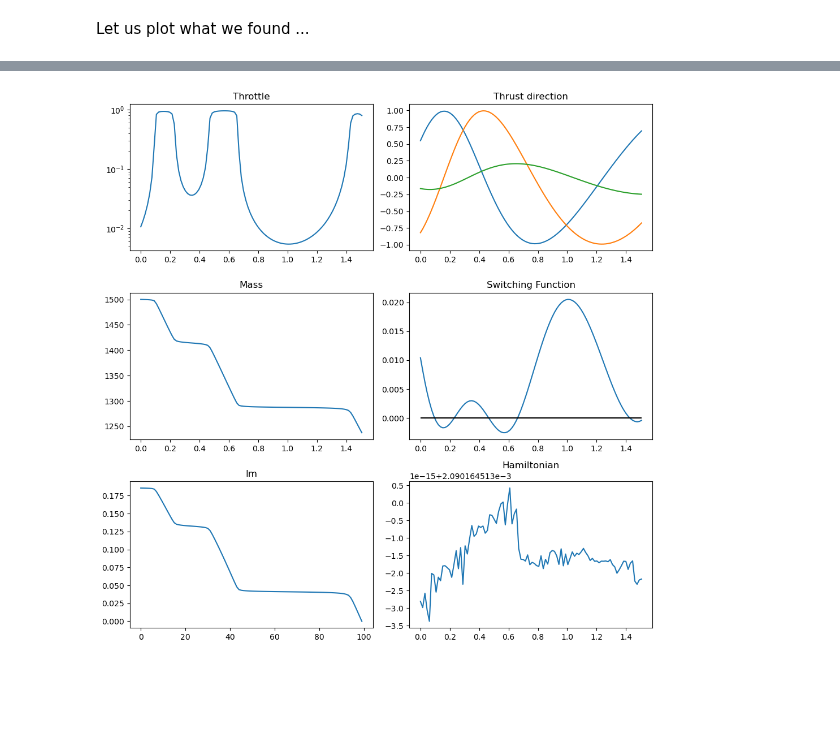
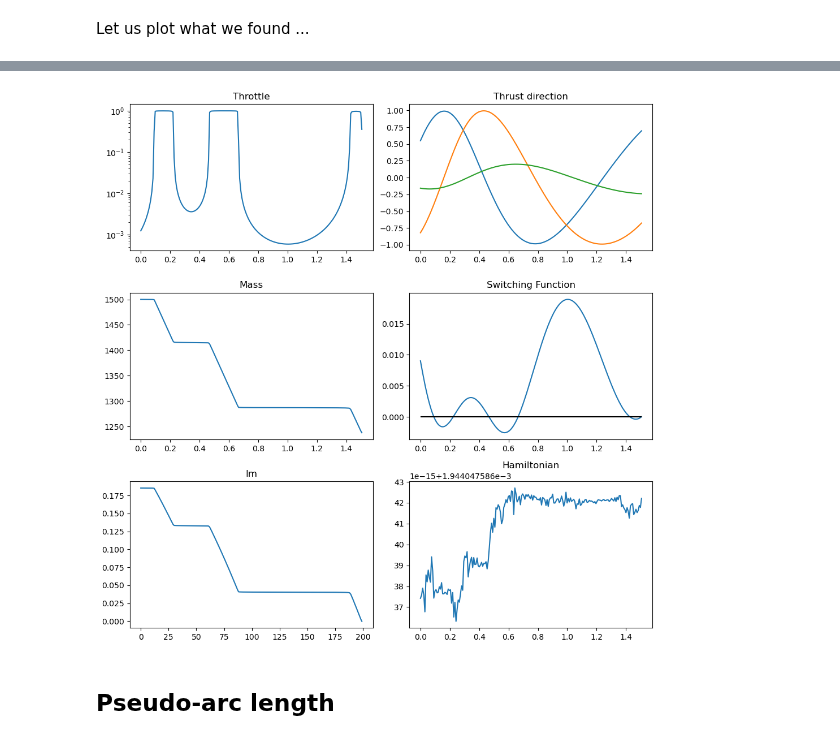
Before and after one commit to esa/kep3, a Jupyter notebook: doc/notebooks/pontryagin_cartesian.ipynb, the cells around one changed output, grey strips where cells are left out. Drawn from its saved outputs; the diff is of its cells as text; code cells hidden in the pictures; blank space fills up the shorter version.

Commit message:
pseudo-arc continuation draft

```diff
--- a/doc/notebooks/pontryagin_cartesian.ipynb
+++ b/doc/notebooks/pontryagin_cartesian.ipynb
@@ -219,14 +218,14 @@ xs = []
 for i in range(30):
     pop = pg.population(prob, 1)
     pop = algo.evolve(pop)
-    if(prob.feasibility_f(pop.champion_f)):
+    if prob.feasibility_f(pop.champion_f):
         print(". Success!!", end="")
         udp.fitness(pop.champion_x)
         xs.append(pop.champion_x)
         masses.append(udp.ta.state[6])
         break
     else:
-        print("x", end ="")
+        print("x", end="")
 print(f"\nFinal mass is: {masses[0]*udp.MASS} \n")
 # %% [output]
 ******************************************************************************
@@ -250,34 +287,25 @@ from IPython.display import clear_output
 first = True
 epsilon = 1e-1
 
-# # Initial guess
-# first = False
-# best_chromosome = champion_x
-# epsilon=0.0001
-
 # Solve
 running = True
-tstart_tot = time.time()
 while running:
     # Set the current epsilon in the udp (for later plotting)
     udp.eps = epsilon
-    # Set the current epsilon in the integrator
-    udp.ta.pars[3] = epsilon
-    # Set the current epsilon in the variational integrator ?????????
-    # udp.ta_var.pars[3] = epsilon
-
-    pop = pg.population(udp)
+    prob = pg.problem(udp)
+    prob.c_tol = 1e-6
 
     # Random initial guess
     if first:
-        ic_l = np.random.uniform(-1,1,7)
-        ic_l = np.append(ic_l, np.random.uniform(0.001,1.0)) # Set last element to a positive value (lambda_J)
+        # Creates a random ic population
+        pop = pg.population(prob, 1)
+        tstart_tot = time.time()
     # Use best chromosome from previous iteration
     else:
-        ic_l = best_chromosome
+        pop = pg.population(prob)
+        pop.push_back(best_chromosome)
 
     # Evolve
-    pop.push_back(x = ic_l)
     tstart = time.time()
     pop = algo.evolve(pop)
     tend = time.time()
@@ -285,9 +313,11 @@ while running:
     # Compute error of fitness vector
     err = np.linalg.norm(pop.champion_f[1:])
 
-    if(prob.feasibility_f(pop.champion_f)):
+    if prob.feasibility_f(pop.champion_f):
         clear_output(wait=True)
-        print(f". Success!! | Error: {err:.2e} | CPU time: {tend-tstart:.2e} | Epsilon = {epsilon:.4e}")
+        print(
+            f". Success!! | Error: {err:.2e} | CPU time: {tend-tstart:.2e} | Epsilon = {epsilon:.4e}"
+        )
 
         # Save decision vector for current epsilon (which will be used as an initial guess in the next iteration)
         best_chromosome = deepcopy(pop.champion_x)
@@ -302,12 +332,16 @@ while running:
 
         # Stopping condition (desired epsilon reached)
         if epsilon < 1e-4:
-            print(f"Desired epsilon reached ! | Error: {err:.2e} | CPU time: {tend-tstart:.2e} | Epsilon = {epsilon:.4e}")
+            print(
+                f"Desired epsilon reached ! | Error: {err:.2e} | CPU time: {tend-tstart:.2e} | Epsilon = {epsilon:.4e}"
+            )
             running = False
 
     else:
         clear_output(wait=True)
-        print(f"x | Error: {err:.2e} | CPU time: {tend-tstart:.2e} | Epsilon = {epsilon:.4e}")
+        print(
+            f"x | Error: {err:.2e} | CPU time: {tend-tstart:.2e} | Epsilon = {epsilon:.4e}"
+        )
 
         # If first iteration fails, try again with different initial guess
         if first:
@@ -336,4 +368,6 @@ ax3D.view_init(90,0)
 # %%
-udp.plot_misc(pop.champion_x);
+udp.plot_misc(pop.champion_x, N=200);
 # %% [output]
-[figure, old version]
+[figure, new version]
+# %% [markdown]
+## Pseudo-arc length
```
Also changed, not shown: parts of 17 cells of this notebook, 1 other file.
